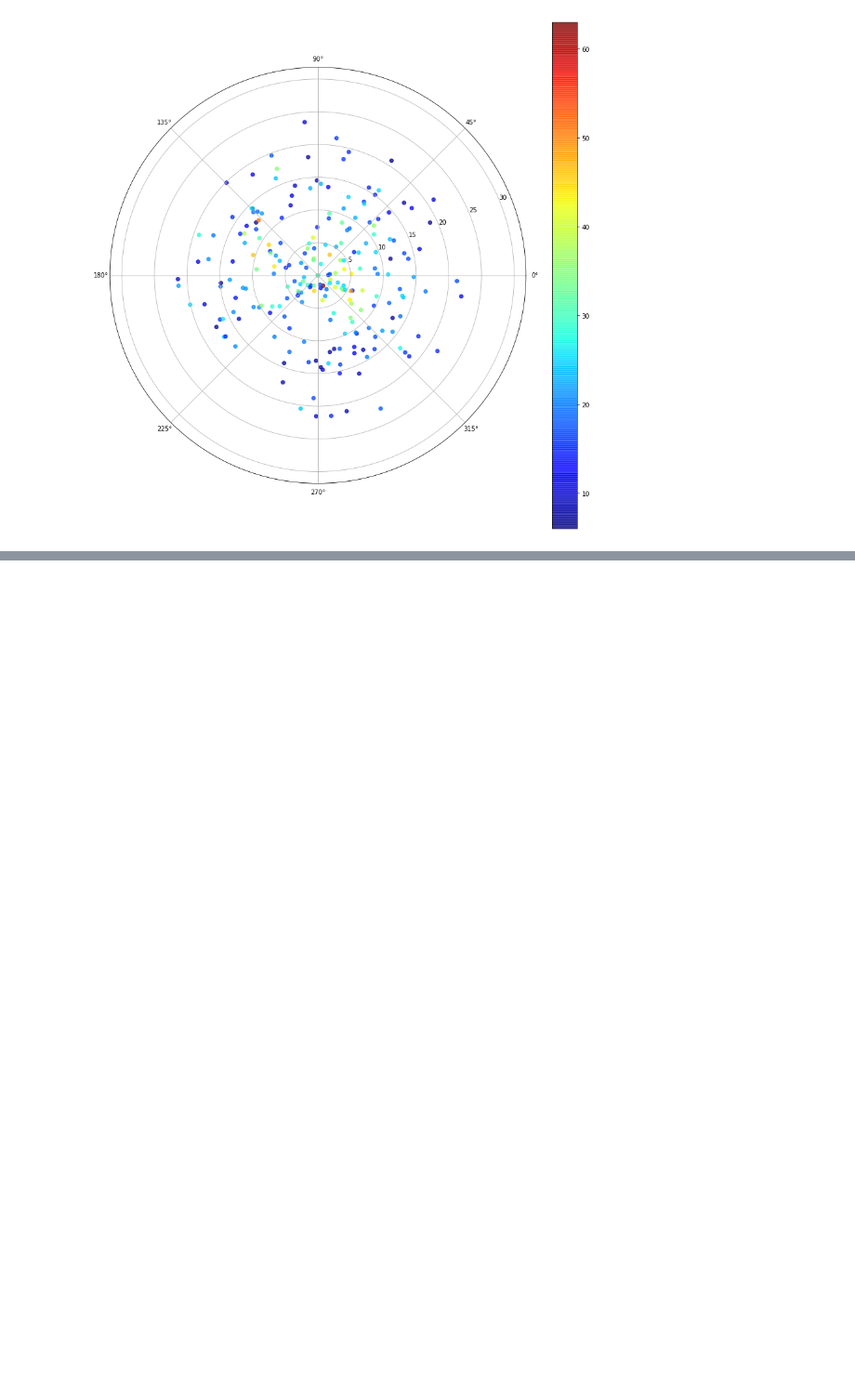
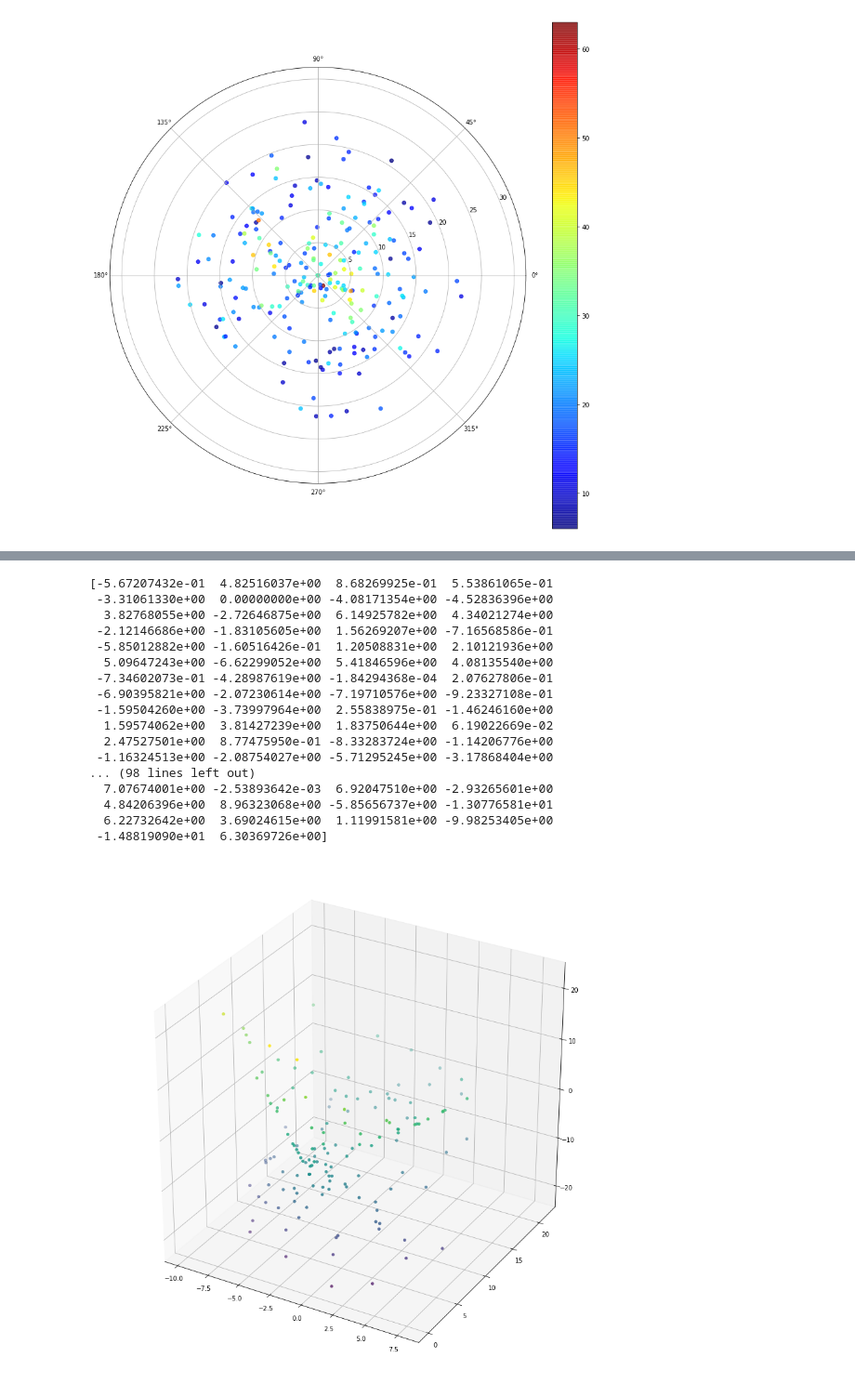
Before and after one commit to mashayu/DBSCAN, a Jupyter notebook: Untitled.ipynb, the cells around one changed output, grey strips where cells are left out. Shown at 93% size. Cells and saved outputs as stored; diff of their text form; code cells hidden in the pictures; blank space fills up the shorter version.

```diff
--- a/Untitled.ipynb
+++ b/Untitled.ipynb
@@ -94,0 +94,52 @@ plt.show()
+# %%
+import numpy as np
+import matplotlib.pyplot as plt
+import mpl_toolkits.mplot3d.axes3d as axes3d
+
+
+r = np.loadtxt('coord.txt', usecols = 0)
+theta = np.loadtxt('coord.txt', usecols = 1)
+phi = np.loadtxt('coord.txt', usecols = 2)
+
+theta = theta[:150]
+phi = phi[:150]
+#theta, phi = np.linspace(0, 2 * np.pi, 40), np.linspace(0, np.pi, 40)
+THETA, PHI = np.meshgrid(theta, phi)
+#R = np.cos(PHI**2)
+R = r[:150]
+
+#print(phi)
+#print(R)
+X = R * np.sin(phi) * np.cos(theta)
+Y = R * np.sin(phi) * np.sin(theta)
+Z = R * np.cos(phi)
+#print(np.shape(Z))
+fig = plt.figure(figsize = (15,15))
+ax = fig.add_subplot(1,1,1, projection='3d')
+ax.scatter(X, Y, Z, c = Z, cmap='viridis', linewidth=0.5)
+#plot = ax.plot_surface(
+ #   X, Y, Z, rstride=1, cstride=1, cmap=plt.get_cmap('jet'),
+  #  linewidth=0, antialiased=False, alpha=0.5)
+print(X)
+print(Y)
+print(Z)
+plt.show()
+# %% [output]
+[-5.67207432e-01  4.82516037e+00  8.68269925e-01  5.53861065e-01
+ -3.31061330e+00  0.00000000e+00 -4.08171354e+00 -4.52836396e+00
+  3.82768055e+00 -2.72646875e+00  6.14925782e+00  4.34021274e+00
+ -2.12146686e+00 -1.83105605e+00  1.56269207e+00 -7.16568586e-01
+ -5.85012882e+00 -1.60516426e-01  1.20508831e+00  2.10121936e+00
+  5.09647243e+00 -6.62299052e+00  5.41846596e+00  4.08135540e+00
+ -7.34602073e-01 -4.28987619e+00 -1.84294368e-04  2.07627806e-01
+ -6.90395821e+00 -2.07230614e+00 -7.19710576e+00 -9.23327108e-01
+ -1.59504260e+00 -3.73997964e+00  2.55838975e-01 -1.46246160e+00
+  1.59574062e+00  3.81427239e+00  1.83750644e+00  6.19022669e-02
+  2.47527501e+00  8.77475950e-01 -8.33283724e+00 -1.14206776e+00
+ -1.16324513e+00 -2.08754027e+00 -5.71295245e+00 -3.17868404e+00
+... (98 lines left out)
+  7.07674001e+00 -2.53893642e-03  6.92047510e+00 -2.93265601e+00
+  4.84206396e+00  8.96323068e+00 -5.85656737e+00 -1.30776581e+01
+  6.22732642e+00  3.69024615e+00  1.11991581e+00 -9.98253405e+00
+ -1.48819090e+01  6.30369726e+00]
+[figure, added]
```
Also changed, not shown: parts of 10 cells of this notebook, 10 other files.
